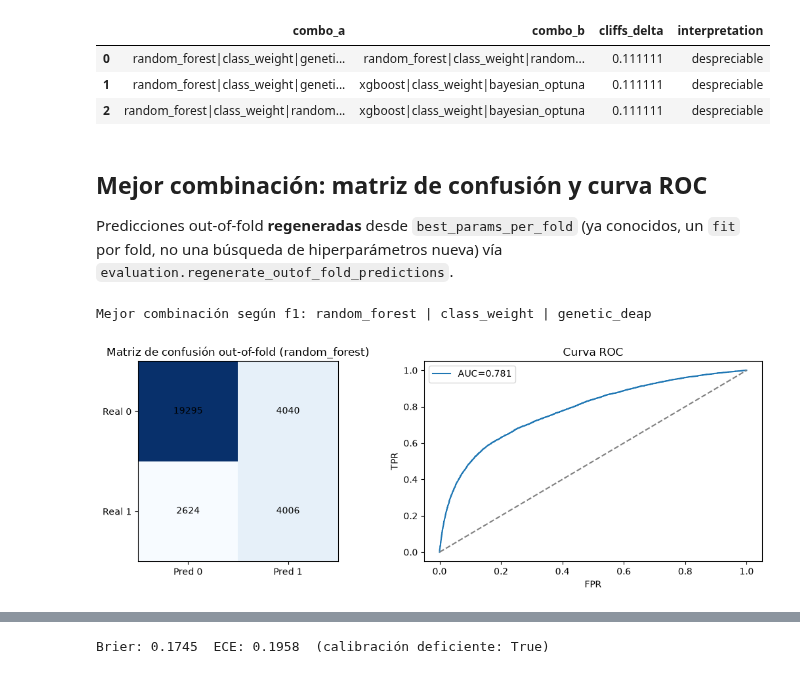
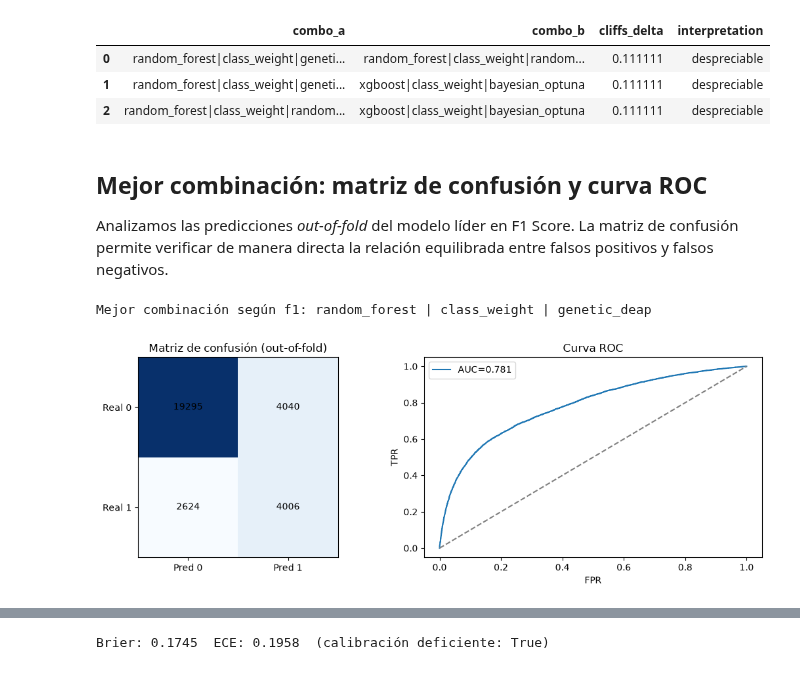
Before and after one commit to valeriaflorezs/Credit_Card_Project, a Jupyter notebook: _sources/notebooks/05_results_analysis.ipynb, the cells around one changed output, grey strips where cells are left out. Saved outputs shown, nothing was run; the diff lists cells and outputs as text; code cells hidden in the pictures.

```diff
--- a/_sources/notebooks/05_results_analysis.ipynb
+++ b/_sources/notebooks/05_results_analysis.ipynb
@@ -199,47 +219,46 @@ Cliff's Delta (tamaño del efecto, ver limitación de N_OUTER_FOLDS pequeño en
 # %% [markdown]
 ## Mejor combinación: matriz de confusión y curva ROC
 
-Predicciones out-of-fold **regeneradas** desde `best_params_per_fold` (ya conocidos, un `fit` por fold, no una búsqueda de hiperparámetros nueva) vía `evaluation.regenerate_outof_fold_predictions`.
+Analizamos las predicciones *out-of-fold* del modelo líder en F1 Score. La matriz de confusión permite verificar de manera directa la relación equilibrada entre falsos positivos y falsos negativos.
 # %%
 best_row = table.sort_values(f"{metric_for_ranking}_mean", ascending=False).iloc[0]
 best_model = best_row["model"]
 best_technique = best_row["technique"]
 best_method = best_row["method"]
 best_params_per_fold = json.loads(best_row["best_params_per_fold"])
-
 print(f"Mejor combinación según {metric_for_ranking}: {best_model} | {best_technique} | {best_method}")
 
 y_true_best, y_pred_best, y_proba_best = regenerate_outof_fold_predictions(
     MODEL_REGISTRY[best_model],
     best_technique,
     best_params_per_fold,
     X,
     y,
     n_outer_folds=int(best_row["n_outer_folds"]),
     random_state=int(best_row["random_state"]),
 )
 
 cm = confusion_matrix(y_true_best, y_pred_best, labels=[0, 1])
 fpr, tpr, _ = roc_curve(y_true_best, y_proba_best)
 auc = roc_auc_score(y_true_best, y_proba_best)
 
 fig, axes = plt.subplots(1, 2, figsize=(11, 4))
 axes[0].imshow(cm, cmap="Blues")
 for (i, j), v in np.ndenumerate(cm):
     axes[0].text(j, i, str(v), ha="center", va="center")
 axes[0].set_xticks([0, 1]); axes[0].set_yticks([0, 1])
 axes[0].set_xticklabels(["Pred 0", "Pred 1"]); axes[0].set_yticklabels(["Real 0", "Real 1"])
-axes[0].set_title(f"Matriz de confusión out-of-fold ({best_model})")
+axes[0].set_title("Matriz de confusión (out-of-fold)")
 
 axes[1].plot(fpr, tpr, label=f"AUC={auc:.3f}")
 axes[1].plot([0, 1], [0, 1], linestyle="--", color="gray")
 axes[1].set_xlabel("FPR"); axes[1].set_ylabel("TPR"); axes[1].set_title("Curva ROC")
 axes[1].legend()
 plt.tight_layout()
 plt.savefig(config.FIGURES_DIR / f"confusion_roc_{best_model}.png", dpi=150, bbox_inches="tight")
 plt.show()
 # %% [output]
 Mejor combinación según f1: random_forest | class_weight | genetic_deap
-[figure, old version]
+[figure, new version]
 # %% [markdown]
 ## Calibración: Brier, ECE, reliability diagram (+ recalibración si corresponde)
```
Also changed, not shown: parts of 11 cells of this notebook, 22 other files.
